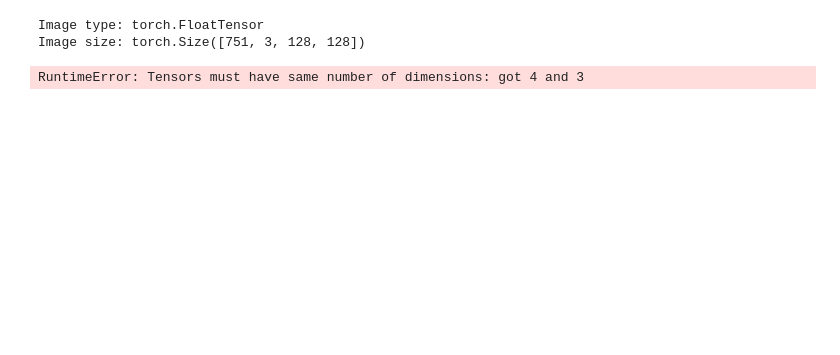
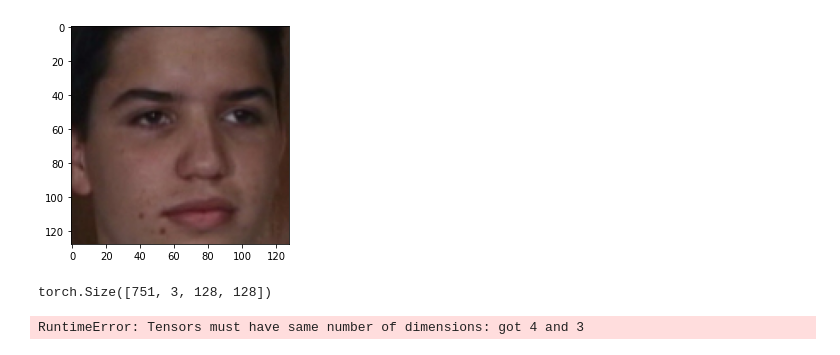
Before and after one commit to ivanzud/Facial-Recognition-using-Pytorch, a Jupyter notebook: PartII-CIS4930.ipynb, the cells around one changed output. Drawn from its saved outputs; the diff is of its cells as text; code cells hidden in the pictures; blank space fills up the shorter version.

```diff
--- a/PartII-CIS4930.ipynb
+++ b/PartII-CIS4930.ipynb
@@ -16,0 +60,4 @@ plt.ion()   # interactive mode
+# %%
+files = glob.glob(img_dir)
+for f1 in files:
+    print(f1)
@@ -23,47 +88,24 @@ files = glob.glob(img_dir)
 data = []
 
 for f1 in files:
-    img = cv2.imread(f1)
-    data.append(img)
+    #img = cv2.imread(f1,cv2.COLOR_RGB2BGR)
+    # Read the image from file. Assuming it is in the same directory.
+    pil_image = Image.open(f1)
+    rgb_image = pil2tensor(pil_image)
+    #rgb_image_nimages = rgb_image[None, :, :, :]
+    #rgb_image_nimages = rgb_image_nimages[np.zeros(len(data)), :, :, :]
+
+#     img = cv2.resize(img, (16,16))
+    data.append(rgb_image)
-# %%
-#https://www.cs.virginia.edu/~vicente/recognition/notebooks/image_processing_lab.html
-import torch
-import numpy as np
-import matplotlib.pyplot as plt
-import torchvision.transforms as transforms
-from PIL import Image
-%matplotlib inline
-
-# pytorch provides a function to convert PIL images to tensors.
-pil2tensor = transforms.ToTensor()
-tensor2pil = transforms.ToPILImage()
-
-
-# Read the image from file. Assuming it is in the same directory.
-pil_image = Image.open('face_images/image00000.jpg')
-rgb_image = pil2tensor(pil_image)
-rgb_image_nimages = rgb_image[None, :, :, :]
-rgb_image_nimages = rgb_image_nimages[np.zeros(len(data)), :, :, :]
-
-
-# Plot the image here using matplotlib.
-def plot_image(tensor):
-    plt.figure()
-    # imshow needs a numpy array with the channel dimension
-    # as the the last dimension so we have to transpose things.
-    plt.imshow(tensor.numpy().transpose(1, 2, 0))
-    plt.show()
-
-
-
-# plot_image(rgb_image_nimages)
-
-# Show the image tensor type and tensor size here.
-print('Image type: ' + str(rgb_image_nimages.type()))
-print('Image size: ' + str(rgb_image_nimages.size()))
-# %% [output]
-Image type: torch.FloatTensor
-Image size: torch.Size([751, 3, 128, 128])
+# %%
+plot_image(data[1])
+# %% [output]
+[figure, added]
+# %%
+
+rgb_image_nimages.size()
+# %% [output]
+torch.Size([751, 3, 128, 128])
 # %%
 import torchvision
 
```
Also changed, not shown: parts of 5 cells of this notebook, 1 other file.
